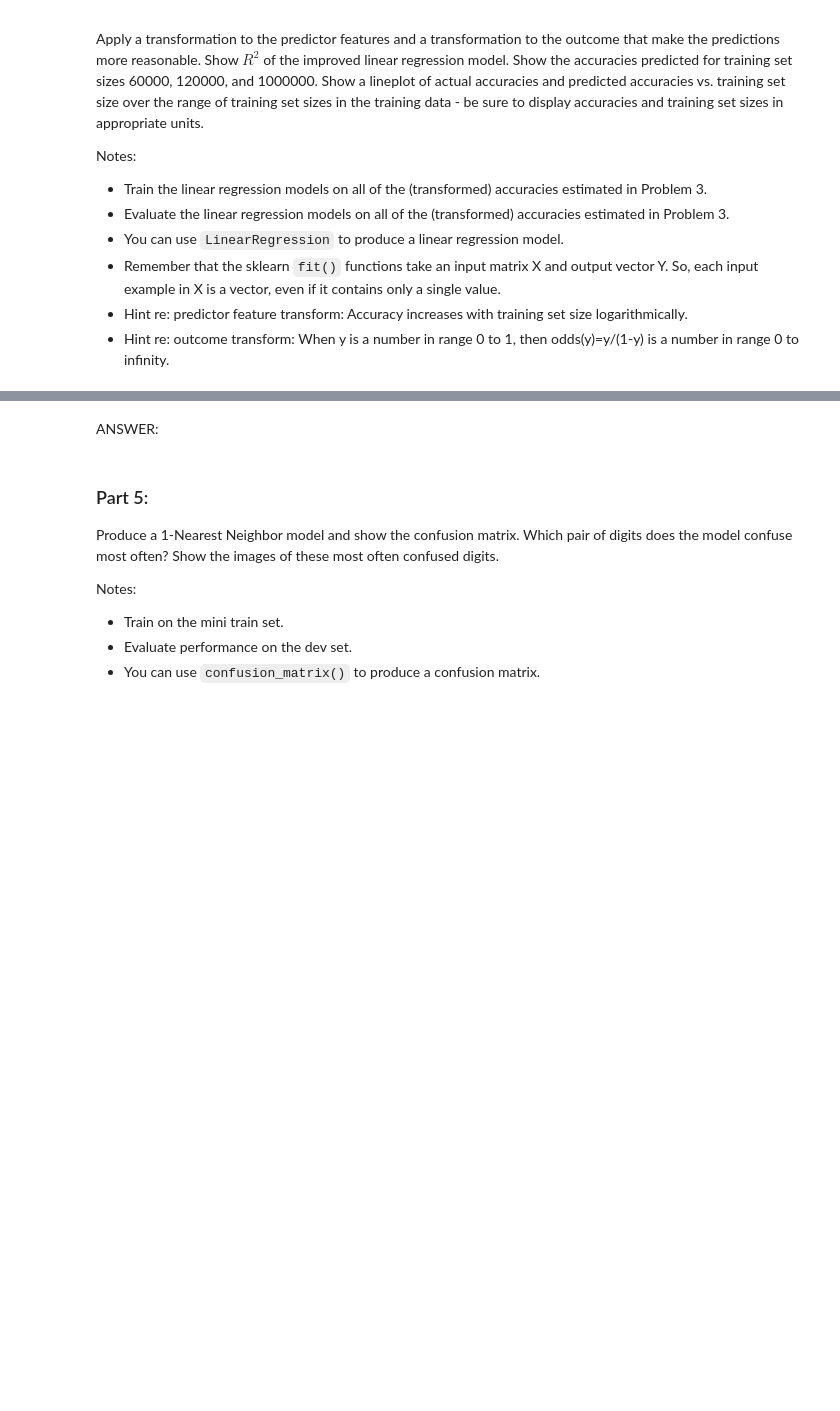
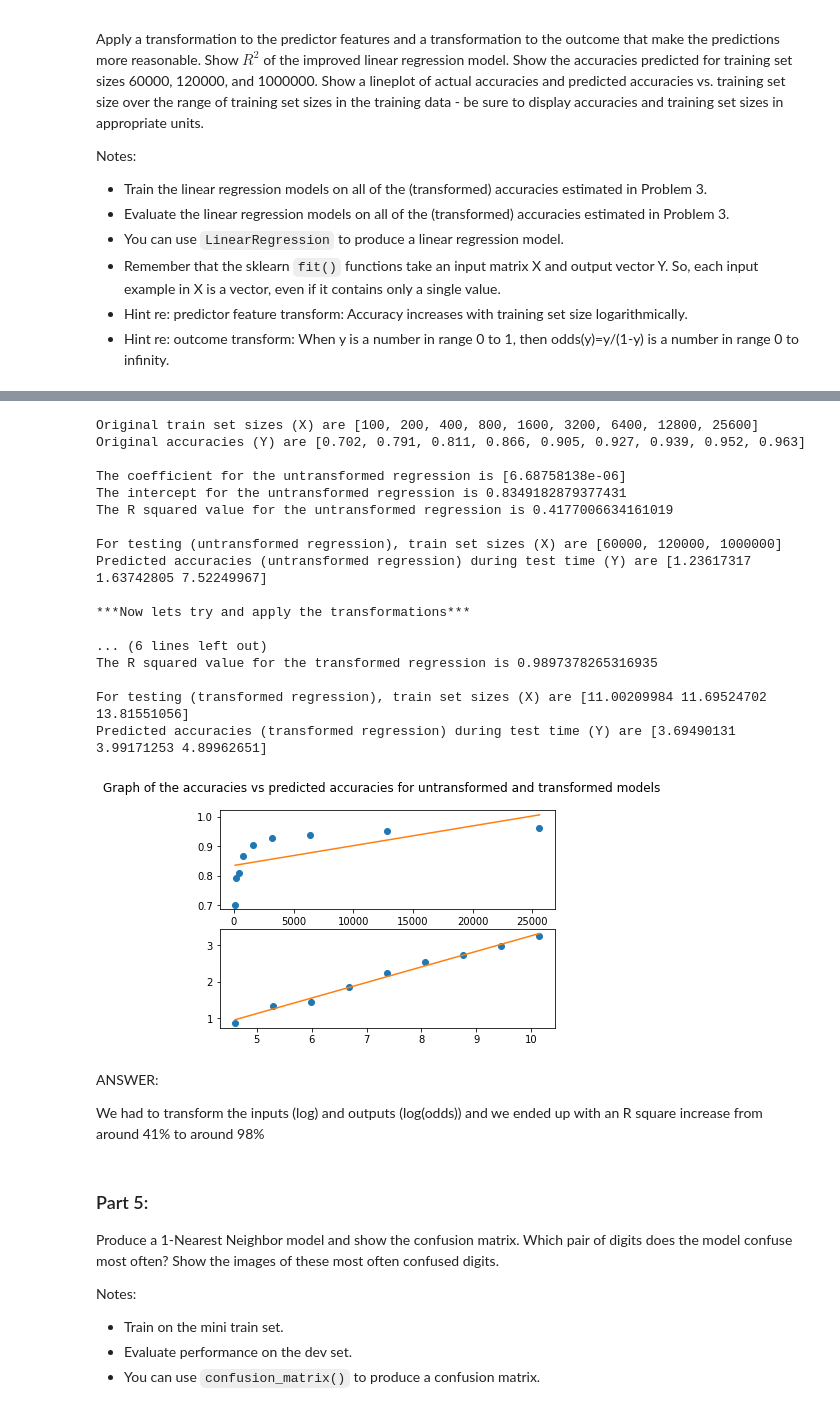
Before and after one commit to abhisha1991/w207_hw1, a Jupyter notebook: Abhi_Sharma_p1.ipynb, the cells around one changed output, grey strips where cells are left out. Drawn from its saved outputs; the diff is of its cells as text; code cells hidden in the pictures; blank space fills up the shorter version.

```diff
--- a/Abhi_Sharma_p1.ipynb
+++ b/Abhi_Sharma_p1.ipynb
@@ -299,5 +237,80 @@ Linear regression is producing accuracies higher than 1 as train set size increa
-# %% [markdown]
-ANSWER:
+# %%
+import math
+def Odds(num):
+    return num/(1-num)
+
+def P4():
+    print("Original train set sizes (X) are {0}".format(train_sizes))
+    print("Original accuracies (Y) are {0}".format(accuracies))
+    reg = LinearRegression().fit(np.array(train_sizes).reshape(-1, 1), np.array(accuracies))
+
+    print()
+    print("The coefficient for the untransformed regression is {0}".format(reg.coef_))
+    print("The intercept for the untransformed regression is {0}".format(reg.intercept_))
+    print("The R squared value for the untransformed regression is {0}".format(reg.score(np.array(train_sizes).reshape(-1, 1), np.array(accuracies))))
+
+    test_sizes = [60000, 120000, 1000000]
+    test_acc = reg.predict(np.array(test_sizes).reshape(-1, 1))
+
+    print()
+    print("For testing (untransformed regression), train set sizes (X) are {0}".format(test_sizes))
+    print("Predicted accuracies (untransformed regression) during test time (Y) are {0}".format(test_acc))
+
+    print()
+    print("***Now lets try and apply the transformations***")
+    print()
+    train_sizes_transformed = np.log(train_sizes)
+    accuracies_transformed = []
+    for acc in accuracies:
+        accuracies_transformed.append(math.log(Odds(acc)))
+
+    print("Transformed train set sizes (X) are {0}".format(train_sizes_transformed))
+    print("Transformed accuracies (Y) are {0}".format(accuracies_transformed))
+    reg_transformed = LinearRegression().fit(np.array(train_sizes_transformed).reshape(-1, 1), np.array(accuracies_transformed))
+
+    print()
+    print("The coefficient for the transformed regression is {0}".format(reg_transformed.coef_))
+    print("The intercept for the transformed regression is {0}".format(reg_transformed.intercept_))
+    print("The R squared value for the transformed regression is {0}".format(reg_transformed.score(np.array(train_sizes_transformed).reshape(-1, 1), np.array(accuracies_transformed))))
+
+    test_sizes_transformed = np.log([60000, 120000, 1000000])
+    test_acc_transformed = reg_transformed.predict(np.array(test_sizes_transformed).reshape(-1, 1))
+
+    print()
+    print("For testing (transformed regression), train set sizes (X) are {0}".format(test_sizes_transformed))
+    print("Predicted accuracies (transformed regression) during test time (Y) are {0}".format(test_acc_transformed))
+
+    fig, axs = plt.subplots(2)
+    fig.suptitle("Graph of the accuracies vs predicted accuracies for untransformed and transformed models")
+    axs[0].plot(train_sizes, accuracies, 'o')
+    axs[0].plot(train_sizes, reg.coef_ * train_sizes + reg.intercept_)
+    axs[1].plot(train_sizes_transformed, accuracies_transformed, 'o')
+    axs[1].plot(train_sizes_transformed, reg_transformed.coef_ * train_sizes_transformed + reg_transformed.intercept_)
+
+P4()
+# %% [output]
+Original train set sizes (X) are [100, 200, 400, 800, 1600, 3200, 6400, 12800, 25600]
+Original accuracies (Y) are [0.702, 0.791, 0.811, 0.866, 0.905, 0.927, 0.939, 0.952, 0.963]
+
+The coefficient for the untransformed regression is [6.68758138e-06]
+The intercept for the untransformed regression is 0.8349182879377431
+The R squared value for the untransformed regression is 0.4177006634161019
+
+For testing (untransformed regression), train set sizes (X) are [60000, 120000, 1000000]
+Predicted accuracies (untransformed regression) during test time (Y) are [1.23617317 1.63742805 7.52249967]
+
+***Now lets try and apply the transformations***
+
+... (6 lines left out)
+The R squared value for the transformed regression is 0.9897378265316935
+
+For testing (transformed regression), train set sizes (X) are [11.00209984 11.69524702 13.81551056]
+Predicted accuracies (transformed regression) during test time (Y) are [3.69490131 3.99171253 4.89962651]
+[figure, added]
+# %% [markdown]
+ANSWER:
+
+We had to transform the inputs (log) and outputs (log(odds)) and we ended up with an R square increase from around 41% to around 98%
 # %% [markdown]
 ### Part 5:
 
```
Also changed, not shown: parts of 8 cells of this notebook.
